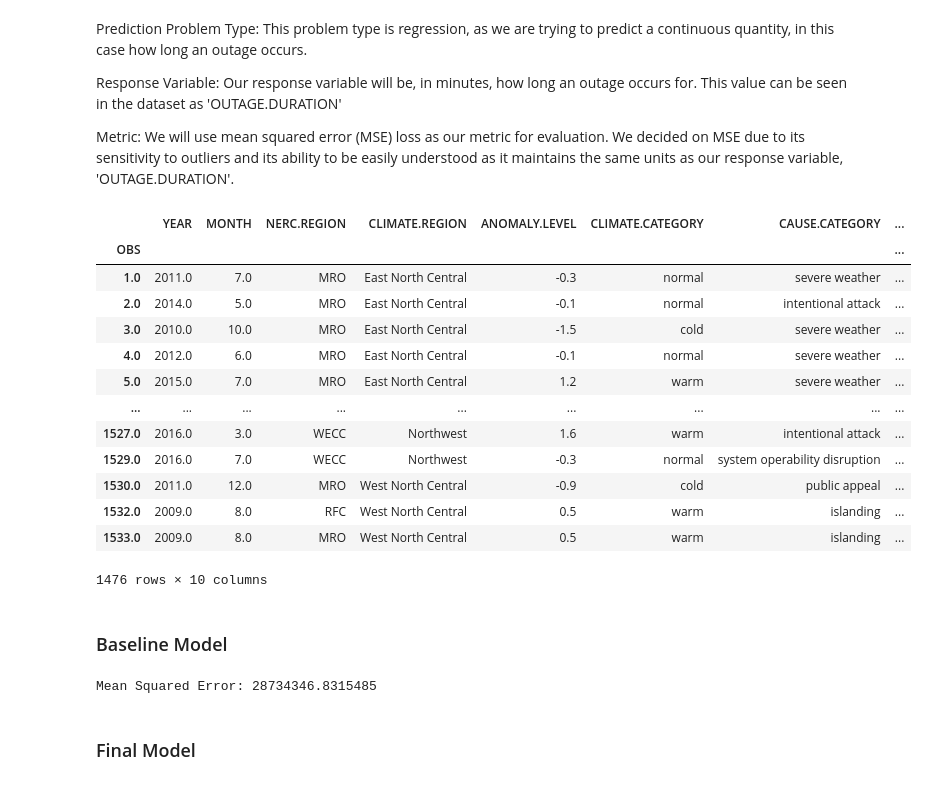
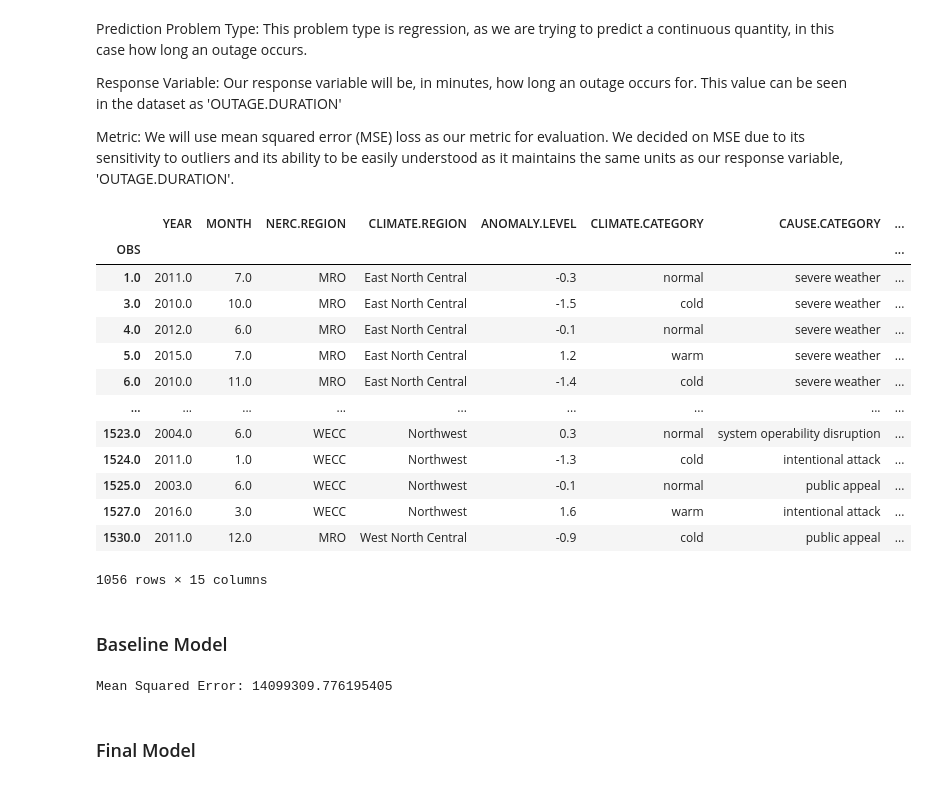
Before and after one commit to thenileriver/Outage-Duration-Prediction, a Jupyter notebook: template.ipynb, the cells around one changed output. Drawn from its saved outputs; the diff is of its cells as text; code cells hidden in the pictures.

```diff
--- a/template.ipynb
+++ b/template.ipynb
@@ -33,44 +33,62 @@ Metric: We will use mean squared error (MSE) loss as our metric for evaluation.
 # %%
 ##################################################
 #     DATA CLEANING CODE FROM PROJECT 3          #
 ##################################################
 df = pd.read_excel('outage.xlsx', skiprows = 5)
 
 df = df.set_index('OBS')
 df = df.iloc[1: , :]
 df = df[df.columns[1:]]
 
 df['OUTAGE.START.DATE'] = pd.to_datetime(df['OUTAGE.START.DATE'])
 df['OUTAGE.START.DATE'] = df['OUTAGE.START.DATE'].dt.date
 
 df['OUTAGE.RESTORATION.DATE'] = pd.to_datetime(df['OUTAGE.RESTORATION.DATE'])
 df['OUTAGE.RESTORATION.DATE'] = df['OUTAGE.RESTORATION.DATE'].dt.date
 df['CUSTOMERS.AFFECTED_MISSING'] = df['CUSTOMERS.AFFECTED'].isna().astype(int)
 
 
-df = df[["YEAR", "MONTH", 'NERC.REGION', 'CLIMATE.REGION', 'ANOMALY.LEVEL', 'CLIMATE.CATEGORY', 'CAUSE.CATEGORY', 'OUTAGE.DURATION', 'DEMAND.LOSS.MW', 'CUSTOMERS.AFFECTED']]
-df = df.dropna(subset=['ANOMALY.LEVEL', 'CLIMATE.CATEGORY', 'OUTAGE.DURATION'])
+df = df[["YEAR", "MONTH", 'NERC.REGION', 'CLIMATE.REGION', 'ANOMALY.LEVEL', 'CLIMATE.CATEGORY',
+         'CAUSE.CATEGORY', 'OUTAGE.DURATION', 'DEMAND.LOSS.MW', 'CUSTOMERS.AFFECTED',
+         'OUTAGE.START.TIME', 'OUTAGE.RESTORATION.TIME', 'POPULATION']]
+df = df.dropna(subset=['ANOMALY.LEVEL', 'CLIMATE.CATEGORY', 'OUTAGE.DURATION', 'OUTAGE.START.TIME', 'OUTAGE.RESTORATION.TIME', 'CUSTOMERS.AFFECTED'])
+
+
+def categorize_time(time_str):
+    if pd.isna(time_str):
+        return 'Unknown'
+    time = pd.to_datetime(time_str, format='%I:%M:%S %p', errors='coerce')
+    if time.hour < 12:
+        return 'Morning'
+    else:
+        return 'Afternoon/Evening'
+
+# Apply the function to create new columns
+df['OUTAGE.START.CATEGORY'] = df['OUTAGE.START.TIME'].apply(categorize_time)
+df['OUTAGE.END.CATEGORY'] = df['OUTAGE.RESTORATION.TIME'].apply(categorize_time)
+
+
 pd.set_option('display.max_columns', None)
 df
 # %% [output]
 |  | YEAR | MONTH | NERC.REGION | CLIMATE.REGION | ANOMALY.LEVEL | CLIMATE.CATEGORY | CAUSE.CATEGORY | ... |
 | OBS |  |  |  |  |  |  |  | ... |
 | 1.0 | 2011.0 | 7.0 | MRO | East North Central | -0.3 | normal | severe weather | ... |
-| 2.0 | 2014.0 | 5.0 | MRO | East North Central | -0.1 | normal | intentional attack | ... |
 | 3.0 | 2010.0 | 10.0 | MRO | East North Central | -1.5 | cold | severe weather | ... |
 | 4.0 | 2012.0 | 6.0 | MRO | East North Central | -0.1 | normal | severe weather | ... |
 | 5.0 | 2015.0 | 7.0 | MRO | East North Central | 1.2 | warm | severe weather | ... |
+| 6.0 | 2010.0 | 11.0 | MRO | East North Central | -1.4 | cold | severe weather | ... |
 | ... | ... | ... | ... | ... | ... | ... | ... | ... |
+| 1523.0 | 2004.0 | 6.0 | WECC | Northwest | 0.3 | normal | system operability disruption | ... |
+| 1524.0 | 2011.0 | 1.0 | WECC | Northwest | -1.3 | cold | intentional attack | ... |
+| 1525.0 | 2003.0 | 6.0 | WECC | Northwest | -0.1 | normal | public appeal | ... |
 | 1527.0 | 2016.0 | 3.0 | WECC | Northwest | 1.6 | warm | intentional attack | ... |
-| 1529.0 | 2016.0 | 7.0 | WECC | Northwest | -0.3 | normal | system operability disruption | ... |
 | 1530.0 | 2011.0 | 12.0 | MRO | West North Central | -0.9 | cold | public appeal | ... |
-| 1532.0 | 2009.0 | 8.0 | RFC | West North Central | 0.5 | warm | islanding | ... |
-| 1533.0 | 2009.0 | 8.0 | MRO | West North Central | 0.5 | warm | islanding | ... |
-1476 rows × 10 columns
+1056 rows × 15 columns
 # %% [markdown]
 ### Baseline Model
 # %%
-X = df[['ANOMALY.LEVEL', 'CAUSE.CATEGORY']]
+X = df[['ANOMALY.LEVEL', 'CUSTOMERS.AFFECTED','OUTAGE.START.CATEGORY', 'OUTAGE.END.CATEGORY']]
 y = df['OUTAGE.DURATION']
 
 # Split the data
@@ -80,8 +98,8 @@ X_train, X_test, y_train, y_test = train_test_split(X, y, test_size=0.2)
 # Preprocessing for categorical data: OneHotEncoder
 preprocessor = ColumnTransformer(
     transformers=[
-        ('num', 'passthrough', ['ANOMALY.LEVEL']),
-        ('cat', OneHotEncoder(), ['CAUSE.CATEGORY'])
+        ('cat', OneHotEncoder(), ['OUTAGE.START.CATEGORY', 'OUTAGE.END.CATEGORY']),
+        ('standard', StandardScaler(), ['CUSTOMERS.AFFECTED', 'ANOMALY.LEVEL'])
     ])
 
 # Create a pipeline
@@ -96,7 +114,7 @@ y_pred = model.predict(X_test)
 mse = mean_squared_error(y_test, y_pred)
 print(f'Mean Squared Error: {mse}')
 # %% [output]
-Mean Squared Error: 28734346.8315485
+Mean Squared Error: 14099309.776195405
 # %%
 trace0 = go.Scatter(
     x=np.arange(len(y_test)),
```
Also changed, not shown: parts of 1 cell of this notebook.
